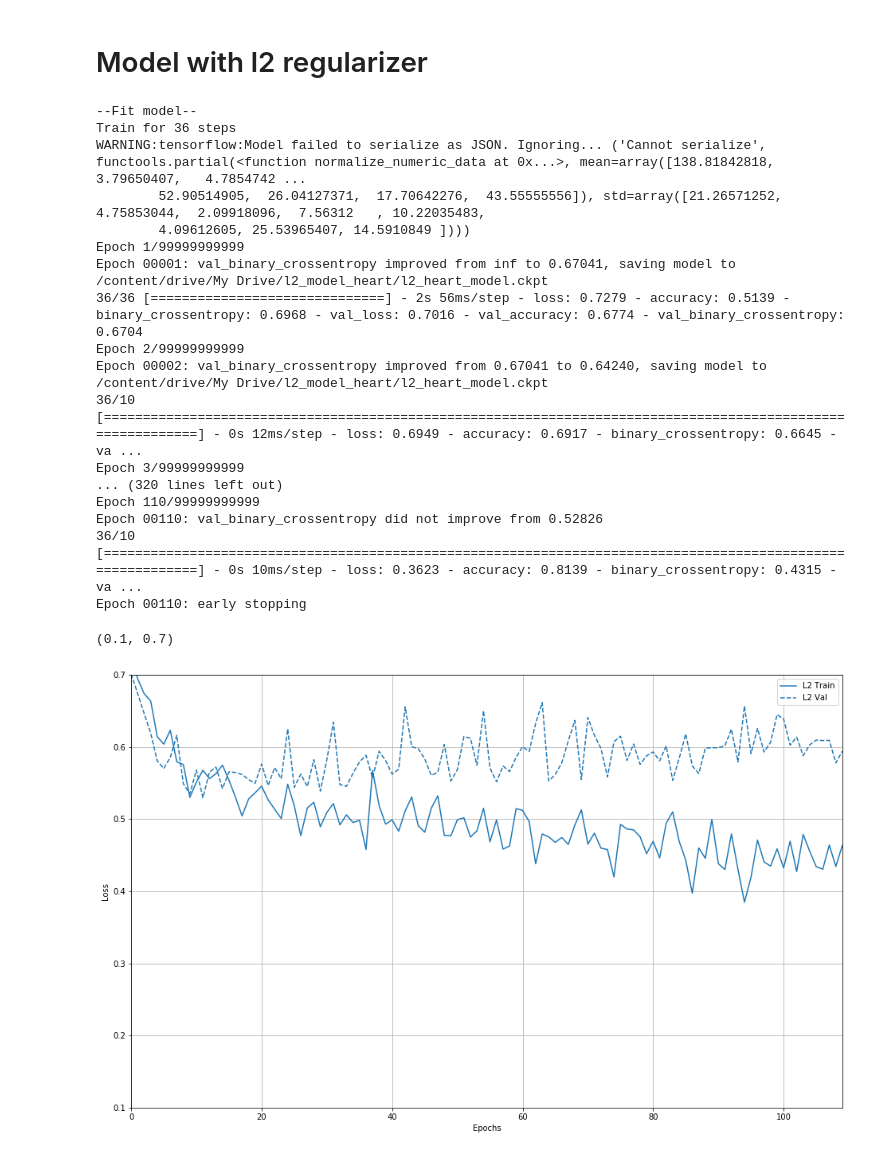
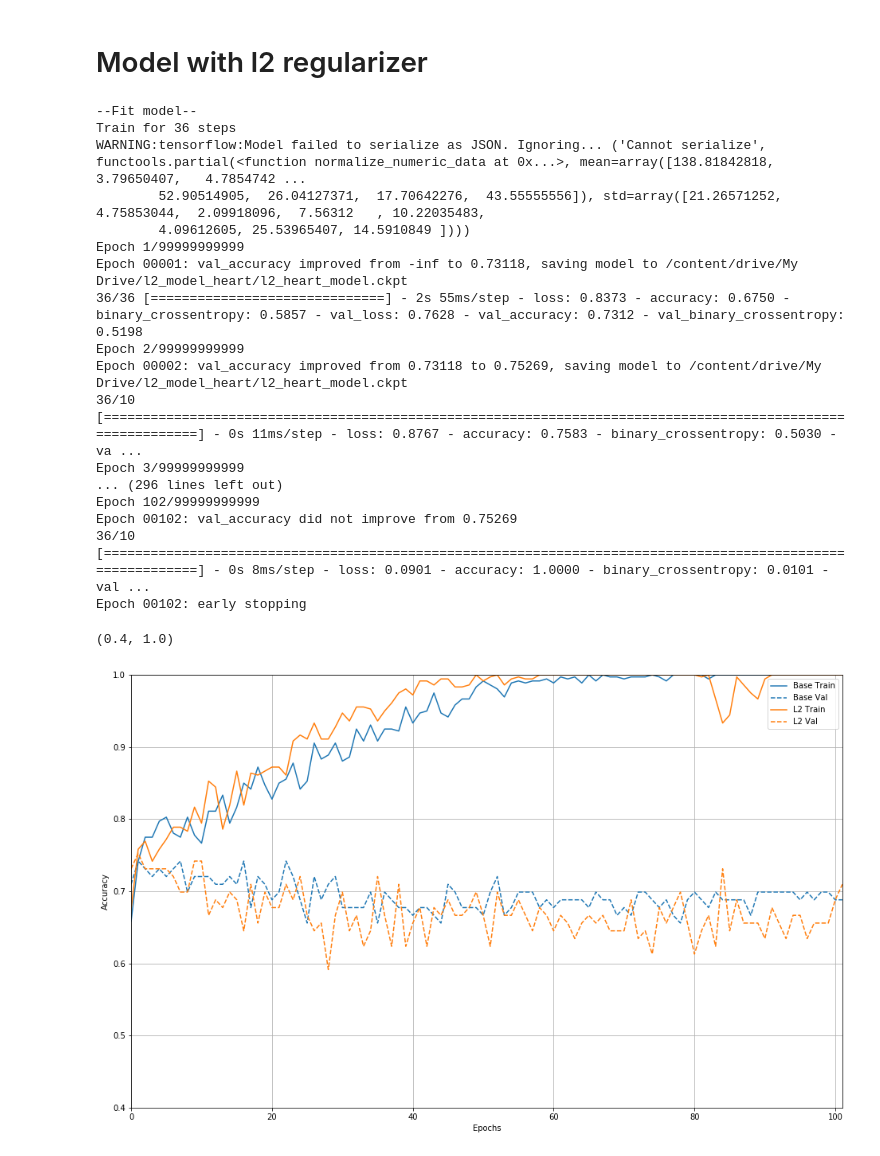
Before and after one commit to JBenedictM/501-A4-TF, a Jupyter notebook: 501_A4_p3.ipynb, the cells around one changed output. Saved outputs shown, nothing was run; the diff lists cells and outputs as text; code cells hidden in the pictures.

Commit message:
Implemented 3rd model with l2 regularization and drop layers
- best val accuracy of 77%
- overfitting still an issue
- val accuracy still not that great

```diff
--- a/501_A4_p3.ipynb
+++ b/501_A4_p3.ipynb
@@ -129,8 +133,8 @@ STEPS_PER_EPOCH = train_sample_size//BATCH_SIZE
 print(train_sample_size)
 print(test_sample_size)
 
-raw_train_data = get_dataset(train_path, select_columns=SELECT_COLUMNS).unbatch().repeat().batch(BATCH_SIZE)
-raw_test_data = get_dataset(test_path, select_columns=SELECT_COLUMNS).unbatch().batch(BATCH_SIZE)
+raw_train_data = get_dataset(train_path, select_columns=SELECT_COLUMNS).repeat().batch(BATCH_SIZE)
+raw_test_data = get_dataset(test_path, select_columns=SELECT_COLUMNS).batch(BATCH_SIZE)
 
 #show_batch(raw_train_data)
 #print()
@@ -194,15 +198,12 @@ for feature, vocab in CATEGORIES.items():
 #sys.exit(0)
 
 preprocessing_layer = tf.keras.layers.DenseFeatures(categorical_columns + numeric_columns)
-#print(preprocessing_layer(example_batch).numpy())
+print(preprocessing_layer(example_batch).numpy())
 #print(labels_batch)
 
 train_data = packed_train_data.shuffle(500)
 #train_data = preprocessing_layer(.numpy())
 test_data = packed_test_data
-
-
-model_histories = {}
 # %% [output]
 369
 93
@@ -339,18 +308,24 @@ from tensorflow.keras import regularizers
 def create_l2_model():
     model = tf.keras.Sequential([
       preprocessing_layer,
-      tf.keras.layers.Dense(8, activation="relu",
+      tf.keras.layers.Dense(128, activation="relu",
                             kernel_regularizer=regularizers.l2(0.001)),
-      tf.keras.layers.Dense(16, activation="relu",
+      tf.keras.layers.Dense(128, activation="relu",
                             kernel_regularizer=regularizers.l2(0.001)),
-      tf.keras.layers.Dense(8, activation="relu",
+      tf.keras.layers.Dense(128, activation="relu",
                             kernel_regularizer=regularizers.l2(0.001)),
       tf.keras.layers.Dense(1, activation="sigmoid"),
     ])
 
+    lr_schedule = tf.keras.optimizers.schedules.InverseTimeDecay(
+                  0.001,
+                  decay_steps=STEPS_PER_EPOCH*1000,
+                  decay_rate=1,
+                  staircase=False)
+
     model.compile(
         loss="binary_crossentropy",
-        optimizer="adam",
+        optimizer=tf.keras.optimizers.Adam(lr_schedule),
         metrics=["accuracy", "binary_crossentropy"]
     )
 
@@ -361,46 +336,46 @@ train_model = create_l2_model()
 l2_model_path = "/content/drive/My Drive/l2_model_heart/l2_heart_model.ckpt"
 
 
 # train model
 print("--Fit model--")
-val_loss_callback = tf.keras.callbacks.EarlyStopping(monitor="val_binary_crossentropy", mode="min", verbose=1, patience=100, min_delta=0.001)
-checkpoint_val = tf.keras.callbacks.ModelCheckpoint(l2_model_path, monitor="val_binary_crossentropy", mode="min", save_best_only=True, save_weights_only=True, verbose=1)
+val_loss_callback = tf.keras.callbacks.EarlyStopping(monitor="val_accuracy", mode="max", verbose=1, patience=100, min_delta=0.001)
+checkpoint_val = tf.keras.callbacks.ModelCheckpoint(l2_model_path, monitor="val_accuracy", mode="max", save_best_only=True, save_weights_only=True, verbose=1)
 log_name = "sizes/l2"
 tb_log = tf.keras.callbacks.TensorBoard(logdir/log_name)
 #checkpoint_train = tf.keras.callbacks.ModelCheckpoint("base_heart_model.h5", monitor="loss", mode="min", save_best_only=True, save_weights_only=True, verbose=1)
 cb = [val_loss_callback, checkpoint_val, tb_log]
 
 train_history = train_model.fit(
     train_data,
     epochs=99999999999,
     verbose=1,
     validation_data=test_data,
     callbacks=cb,
     steps_per_epoch=STEPS_PER_EPOCH)
 
-model_histories = {}
+#model_histories = {}
 model_histories["l2"] = train_history
 
-plotter = tfdocs.plots.HistoryPlotter(metric='loss')
+plotter = tfdocs.plots.HistoryPlotter(metric='accuracy')
 plotter.plot(model_histories)
-plt.ylim([0.1, 0.7])
+plt.ylim([0.4, 1.0])
 # %% [output]
 --Fit model--
 Train for 36 steps
 WARNING:tensorflow:Model failed to serialize as JSON. Ignoring... ('Cannot serialize', functools.partial(<function normalize_numeric_data at 0x...>, mean=array([138.81842818,   3.79650407,   4.7854742 ...
         52.90514905,  26.04127371,  17.70642276,  43.55555556]), std=array([21.26571252,  4.75853044,  2.09918096,  7.56312   , 10.22035483,
         4.09612605, 25.53965407, 14.5910849 ])))
 Epoch 1/99999999999
-Epoch 00001: val_binary_crossentropy improved from inf to 0.67041, saving model to /content/drive/My Drive/l2_model_heart/l2_heart_model.ckpt
-36/36 [==============================] - 2s 56ms/step - loss: 0.7279 - accuracy: 0.5139 - binary_crossentropy: 0.6968 - val_loss: 0.7016 - val_accuracy: 0.6774 - val_binary_crossentropy: 0.6704
+Epoch 00001: val_accuracy improved from -inf to 0.73118, saving model to /content/drive/My Drive/l2_model_heart/l2_heart_model.ckpt
+36/36 [==============================] - 2s 55ms/step - loss: 0.8373 - accuracy: 0.6750 - binary_crossentropy: 0.5857 - val_loss: 0.7628 - val_accuracy: 0.7312 - val_binary_crossentropy: 0.5198
 Epoch 2/99999999999
-Epoch 00002: val_binary_crossentropy improved from 0.67041 to 0.64240, saving model to /content/drive/My Drive/l2_model_heart/l2_heart_model.ckpt
-36/10 [============================================================================================================] - 0s 12ms/step - loss: 0.6949 - accuracy: 0.6917 - binary_crossentropy: 0.6645 - va ...
+Epoch 00002: val_accuracy improved from 0.73118 to 0.75269, saving model to /content/drive/My Drive/l2_model_heart/l2_heart_model.ckpt
+36/10 [============================================================================================================] - 0s 11ms/step - loss: 0.8767 - accuracy: 0.7583 - binary_crossentropy: 0.5030 - va ...
 Epoch 3/99999999999
-... (320 lines left out)
-Epoch 110/99999999999
-Epoch 00110: val_binary_crossentropy did not improve from 0.52826
-36/10 [============================================================================================================] - 0s 10ms/step - loss: 0.3623 - accuracy: 0.8139 - binary_crossentropy: 0.4315 - va ...
-Epoch 00110: early stopping
+... (296 lines left out)
+Epoch 102/99999999999
+Epoch 00102: val_accuracy did not improve from 0.75269
+36/10 [============================================================================================================] - 0s 8ms/step - loss: 0.0901 - accuracy: 1.0000 - binary_crossentropy: 0.0101 - val ...
+Epoch 00102: early stopping
-(0.1, 0.7)
+(0.4, 1.0)
-[figure, old version]
+[figure, new version]
```
Also changed, not shown: parts of 7 cells of this notebook.
